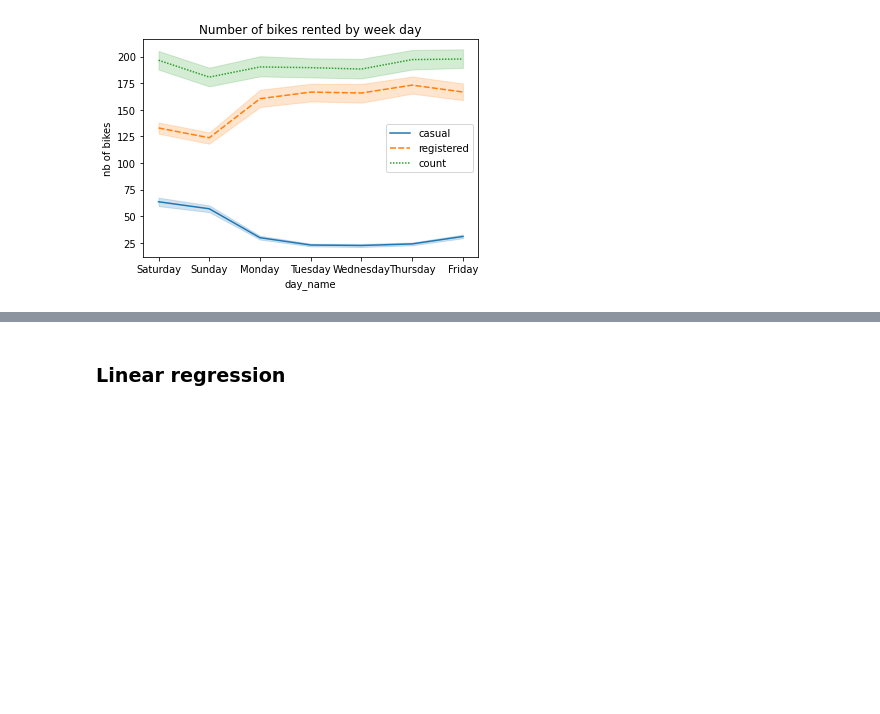
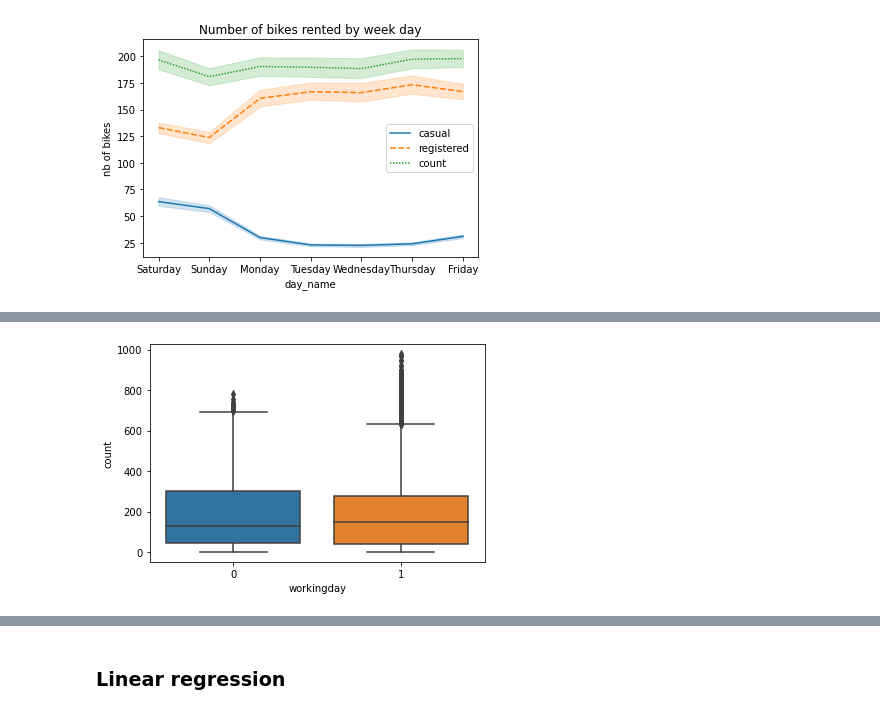
Before and after one commit to Kenoai/Spiced-Academy-Bootcamp, a Jupyter notebook: week_3/Project_3/Project_3.ipynb, the cells around one changed output, grey strips where cells are left out. Saved outputs shown, nothing was run; the diff lists cells and outputs as text; code cells hidden in the pictures; blank space fills up the shorter version.

```diff
--- a/week_3/Project_3/Project_3.ipynb
+++ b/week_3/Project_3/Project_3.ipynb
@@ -162,0 +173,4 @@ plt.title('Number of bikes rented by week day');
+# %%
+sns.boxplot(x='workingday', y='count', data=df);
+# %% [output]
+[figure, added]
```
Also changed, not shown: parts of 37 cells of this notebook, 1 other file.
